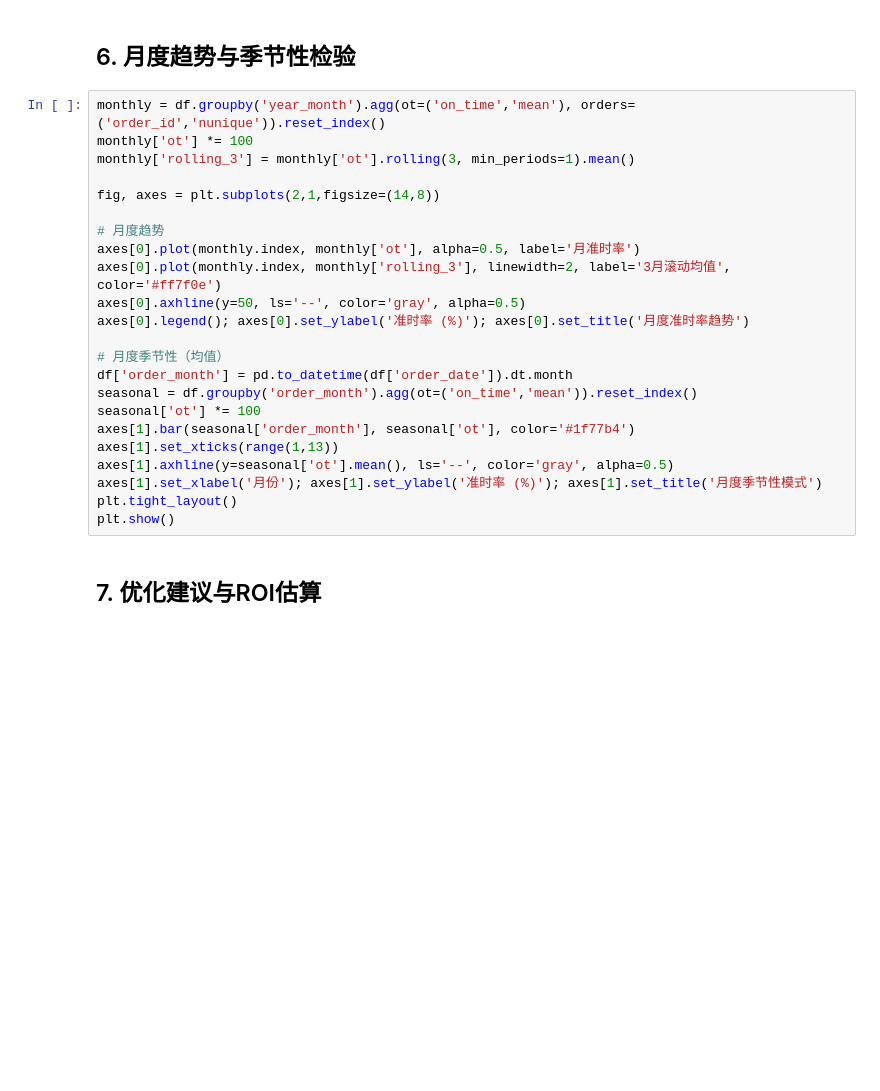
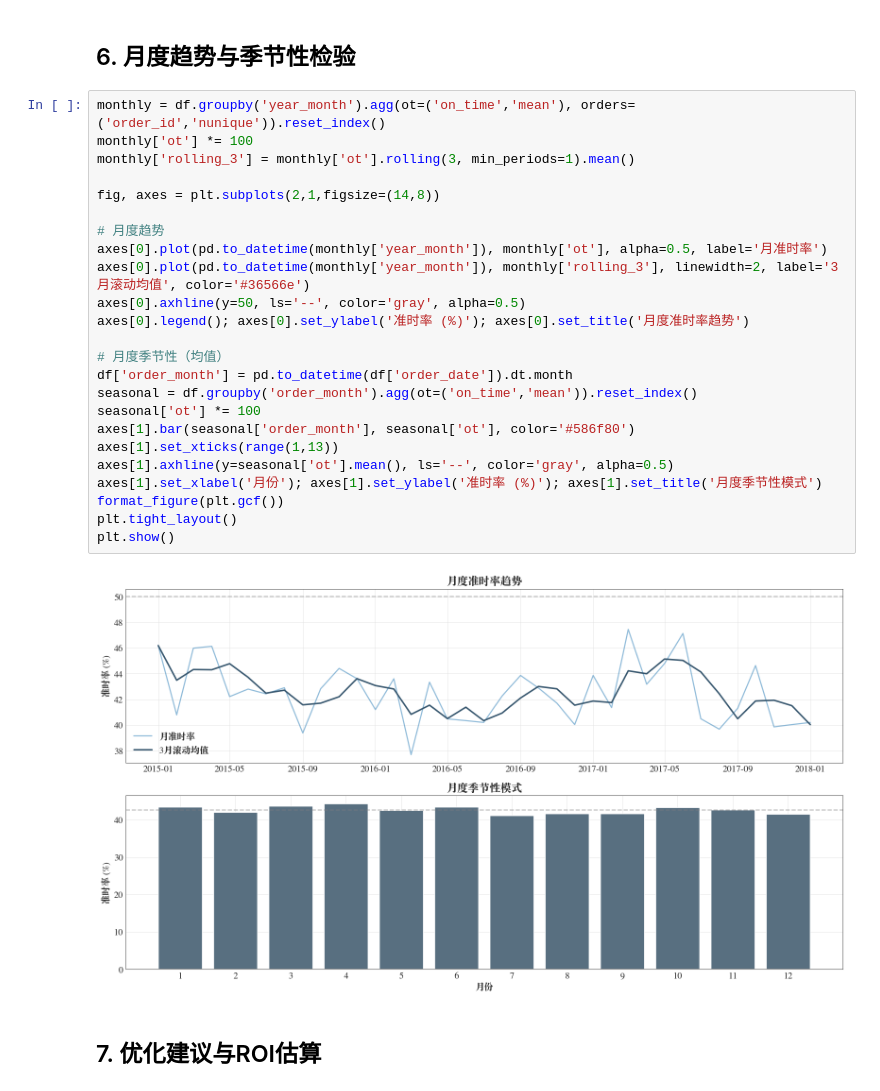
Before and after one commit to lingtao-meng/supply-chain-operations-analytics, a Jupyter notebook: notebooks/supply_chain_deep_analysis.ipynb, the cells around one changed output. Cells and saved outputs as stored; diff of their text form; blank space fills up the shorter version.

```diff
--- a/notebooks/supply_chain_deep_analysis.ipynb
+++ b/notebooks/supply_chain_deep_analysis.ipynb
@@ -93,26 +97,29 @@ for i, (cat, cnt, pct, cum) in enumerate(zip(dist.index, dist.values, dist_pct.v
 # %%
 monthly = df.groupby('year_month').agg(ot=('on_time','mean'), orders=('order_id','nunique')).reset_index()
 monthly['ot'] *= 100
 monthly['rolling_3'] = monthly['ot'].rolling(3, min_periods=1).mean()
 
 fig, axes = plt.subplots(2,1,figsize=(14,8))
 
 # 月度趋势
-axes[0].plot(monthly.index, monthly['ot'], alpha=0.5, label='月准时率')
-axes[0].plot(monthly.index, monthly['rolling_3'], linewidth=2, label='3月滚动均值', color='#ff7f0e')
+axes[0].plot(pd.to_datetime(monthly['year_month']), monthly['ot'], alpha=0.5, label='月准时率')
+axes[0].plot(pd.to_datetime(monthly['year_month']), monthly['rolling_3'], linewidth=2, label='3月滚动均值', color='#36566e')
 axes[0].axhline(y=50, ls='--', color='gray', alpha=0.5)
 axes[0].legend(); axes[0].set_ylabel('准时率 (%)'); axes[0].set_title('月度准时率趋势')
 
 # 月度季节性（均值）
 df['order_month'] = pd.to_datetime(df['order_date']).dt.month
 seasonal = df.groupby('order_month').agg(ot=('on_time','mean')).reset_index()
 seasonal['ot'] *= 100
-axes[1].bar(seasonal['order_month'], seasonal['ot'], color='#1f77b4')
+axes[1].bar(seasonal['order_month'], seasonal['ot'], color='#586f80')
 axes[1].set_xticks(range(1,13))
 axes[1].axhline(y=seasonal['ot'].mean(), ls='--', color='gray', alpha=0.5)
 axes[1].set_xlabel('月份'); axes[1].set_ylabel('准时率 (%)'); axes[1].set_title('月度季节性模式')
+format_figure(plt.gcf())
 plt.tight_layout()
 plt.show()
+# %% [output]
+[figure, added]
 # %% [markdown]
 ## 7. 优化建议与ROI估算
 # %%
```
Also changed, not shown: parts of 1 cell of this notebook, 43 other files.
